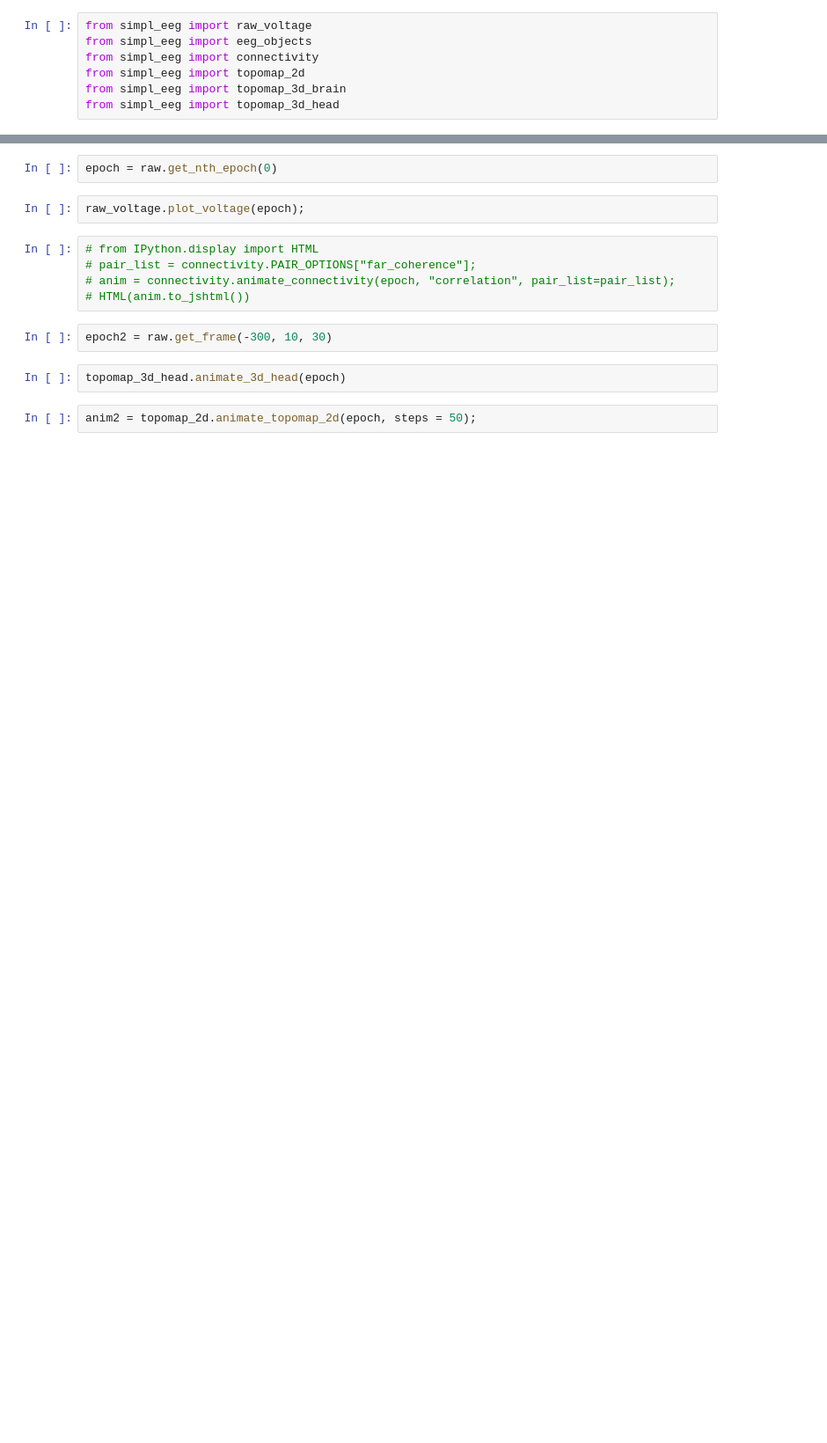
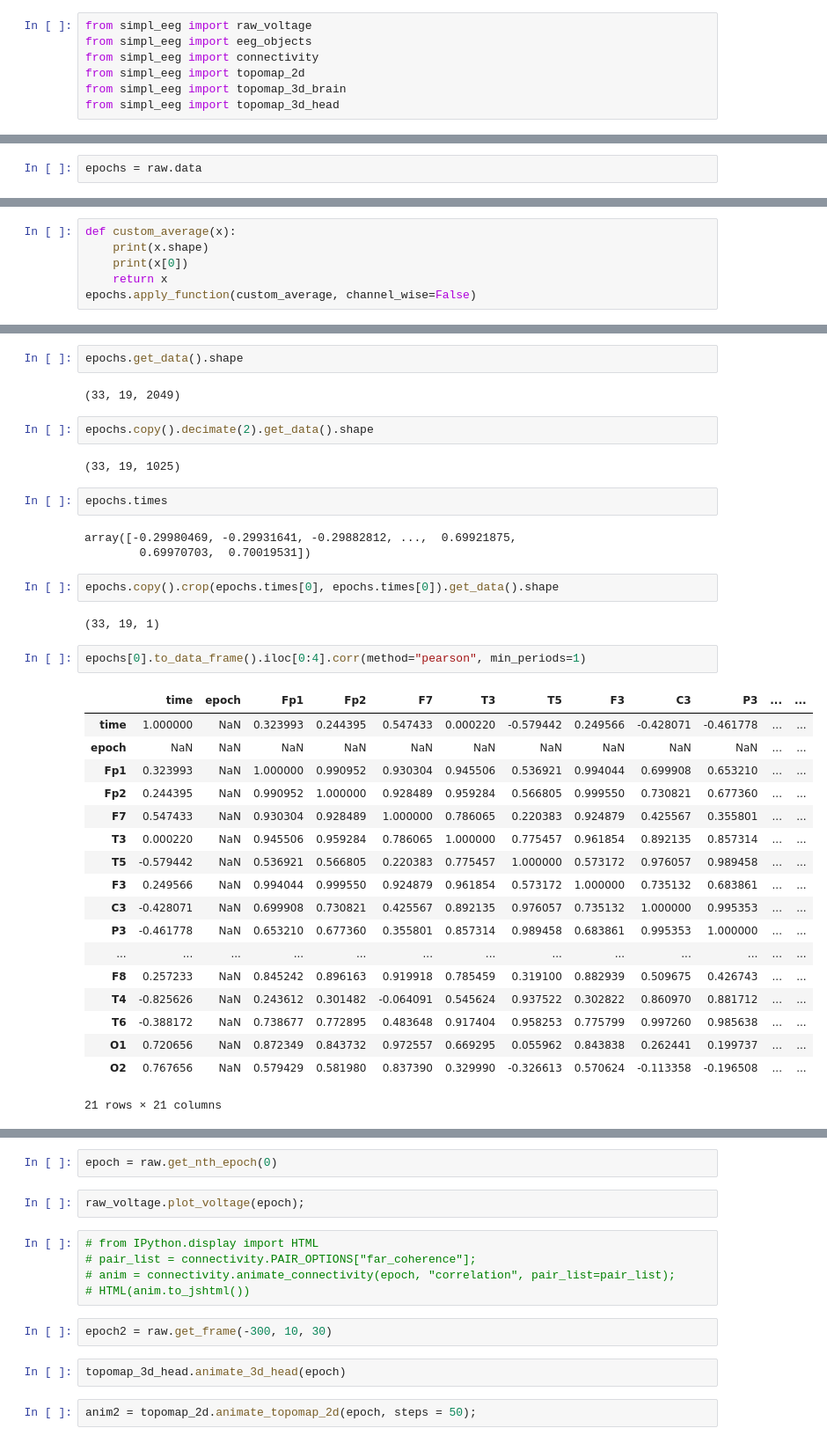
Before and after one commit to UBC-MDS/simpl_eeg_capstone, a Jupyter notebook: data_exploration/package.ipynb, the cells around one changed output, grey strips where cells are left out. Shown at 88% size. Saved outputs shown, nothing was run; the diff lists cells and outputs as text; blank space fills up the shorter version.

```diff
--- a/data_exploration/package.ipynb
+++ b/data_exploration/package.ipynb
@@ -9,0 +19,2 @@ raw = eeg_objects.Epochs("927")
+# %%
+epochs = raw.data
@@ -9,0 +25,6 @@ raw = eeg_objects.Epochs("927")
+# %%
+def custom_average(x):
+    print(x.shape)
+    print(x[0])
+    return x
+epochs.apply_function(custom_average, channel_wise=False)
@@ -9,0 +50,38 @@ raw = eeg_objects.Epochs("927")
+# %%
+epochs.get_data().shape
+# %% [output]
+(33, 19, 2049)
+# %%
+epochs.copy().decimate(2).get_data().shape
+# %% [output]
+(33, 19, 1025)
+# %%
+epochs.times
+# %% [output]
+array([-0.29980469, -0.29931641, -0.29882812, ...,  0.69921875,
+        0.69970703,  0.70019531])
+# %%
+epochs.copy().crop(epochs.times[0], epochs.times[0]).get_data().shape
+# %% [output]
+(33, 19, 1)
+# %%
+epochs[0].to_data_frame().iloc[0:4].corr(method="pearson", min_periods=1)
+# %% [output]
+|  | time | epoch | Fp1 | Fp2 | F7 | T3 | T5 | F3 | C3 | P3 | ... | ... |
+| time | 1.000000 | NaN | 0.323993 | 0.244395 | 0.547433 | 0.000220 | -0.579442 | 0.249566 | -0.428071 | -0.461778 | ... | ... |
+| epoch | NaN | NaN | NaN | NaN | NaN | NaN | NaN | NaN | NaN | NaN | ... | ... |
+| Fp1 | 0.323993 | NaN | 1.000000 | 0.990952 | 0.930304 | 0.945506 | 0.536921 | 0.994044 | 0.699908 | 0.653210 | ... | ... |
+| Fp2 | 0.244395 | NaN | 0.990952 | 1.000000 | 0.928489 | 0.959284 | 0.566805 | 0.999550 | 0.730821 | 0.677360 | ... | ... |
+| F7 | 0.547433 | NaN | 0.930304 | 0.928489 | 1.000000 | 0.786065 | 0.220383 | 0.924879 | 0.425567 | 0.355801 | ... | ... |
+| T3 | 0.000220 | NaN | 0.945506 | 0.959284 | 0.786065 | 1.000000 | 0.775457 | 0.961854 | 0.892135 | 0.857314 | ... | ... |
+| T5 | -0.579442 | NaN | 0.536921 | 0.566805 | 0.220383 | 0.775457 | 1.000000 | 0.573172 | 0.976057 | 0.989458 | ... | ... |
+| F3 | 0.249566 | NaN | 0.994044 | 0.999550 | 0.924879 | 0.961854 | 0.573172 | 1.000000 | 0.735132 | 0.683861 | ... | ... |
+| C3 | -0.428071 | NaN | 0.699908 | 0.730821 | 0.425567 | 0.892135 | 0.976057 | 0.735132 | 1.000000 | 0.995353 | ... | ... |
+| P3 | -0.461778 | NaN | 0.653210 | 0.677360 | 0.355801 | 0.857314 | 0.989458 | 0.683861 | 0.995353 | 1.000000 | ... | ... |
+| ... | ... | ... | ... | ... | ... | ... | ... | ... | ... | ... | ... | ... |
+| F8 | 0.257233 | NaN | 0.845242 | 0.896163 | 0.919918 | 0.785459 | 0.319100 | 0.882939 | 0.509675 | 0.426743 | ... | ... |
+| T4 | -0.825626 | NaN | 0.243612 | 0.301482 | -0.064091 | 0.545624 | 0.937522 | 0.302822 | 0.860970 | 0.881712 | ... | ... |
+| T6 | -0.388172 | NaN | 0.738677 | 0.772895 | 0.483648 | 0.917404 | 0.958253 | 0.775799 | 0.997260 | 0.985638 | ... | ... |
+| O1 | 0.720656 | NaN | 0.872349 | 0.843732 | 0.972557 | 0.669295 | 0.055962 | 0.843838 | 0.262441 | 0.199737 | ... | ... |
+| O2 | 0.767656 | NaN | 0.579429 | 0.581980 | 0.837390 | 0.329990 | -0.326613 | 0.570624 | -0.113358 | -0.196508 | ... | ... |
+21 rows × 21 columns
```
Also changed, not shown: parts of 5 cells of this notebook, 3 other files.
